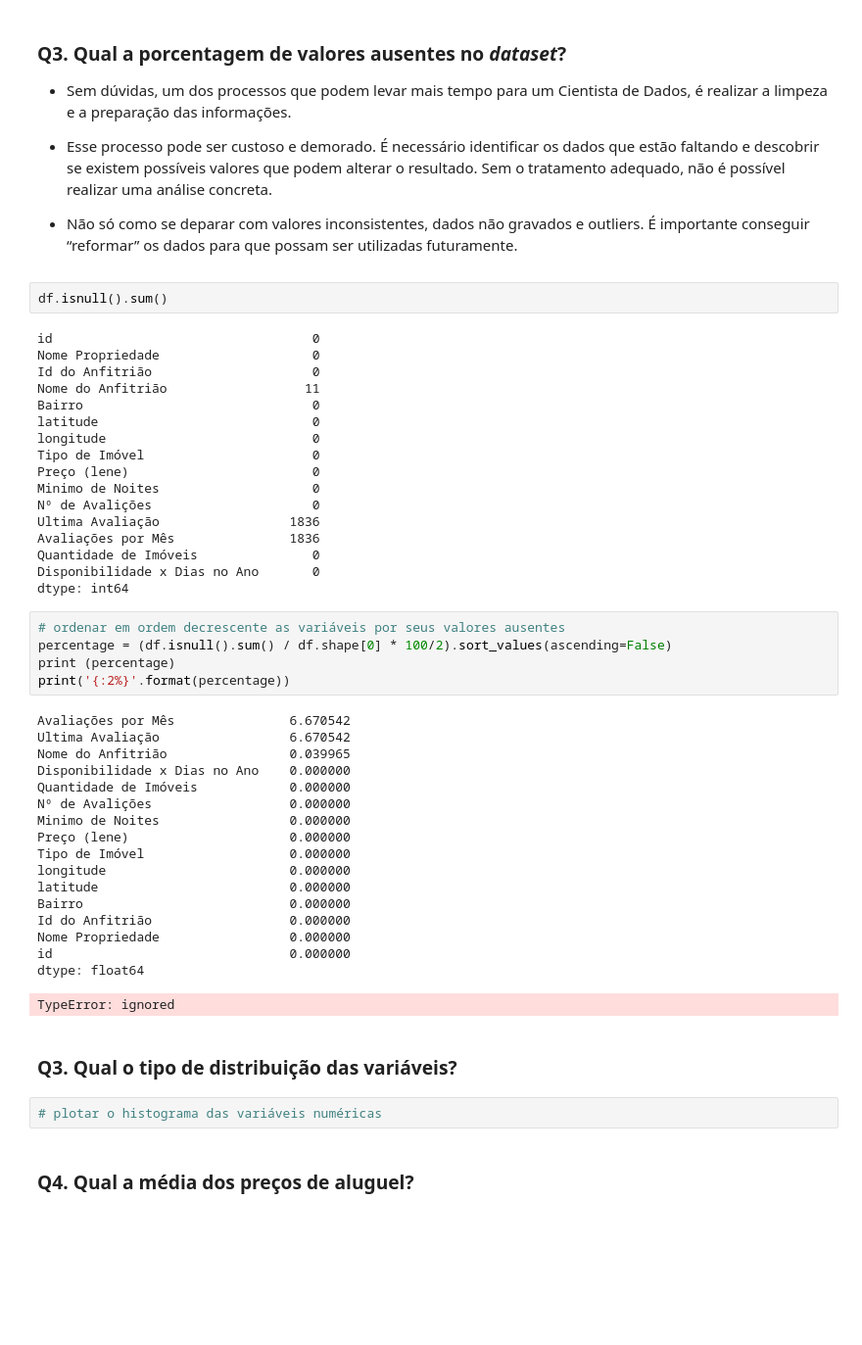
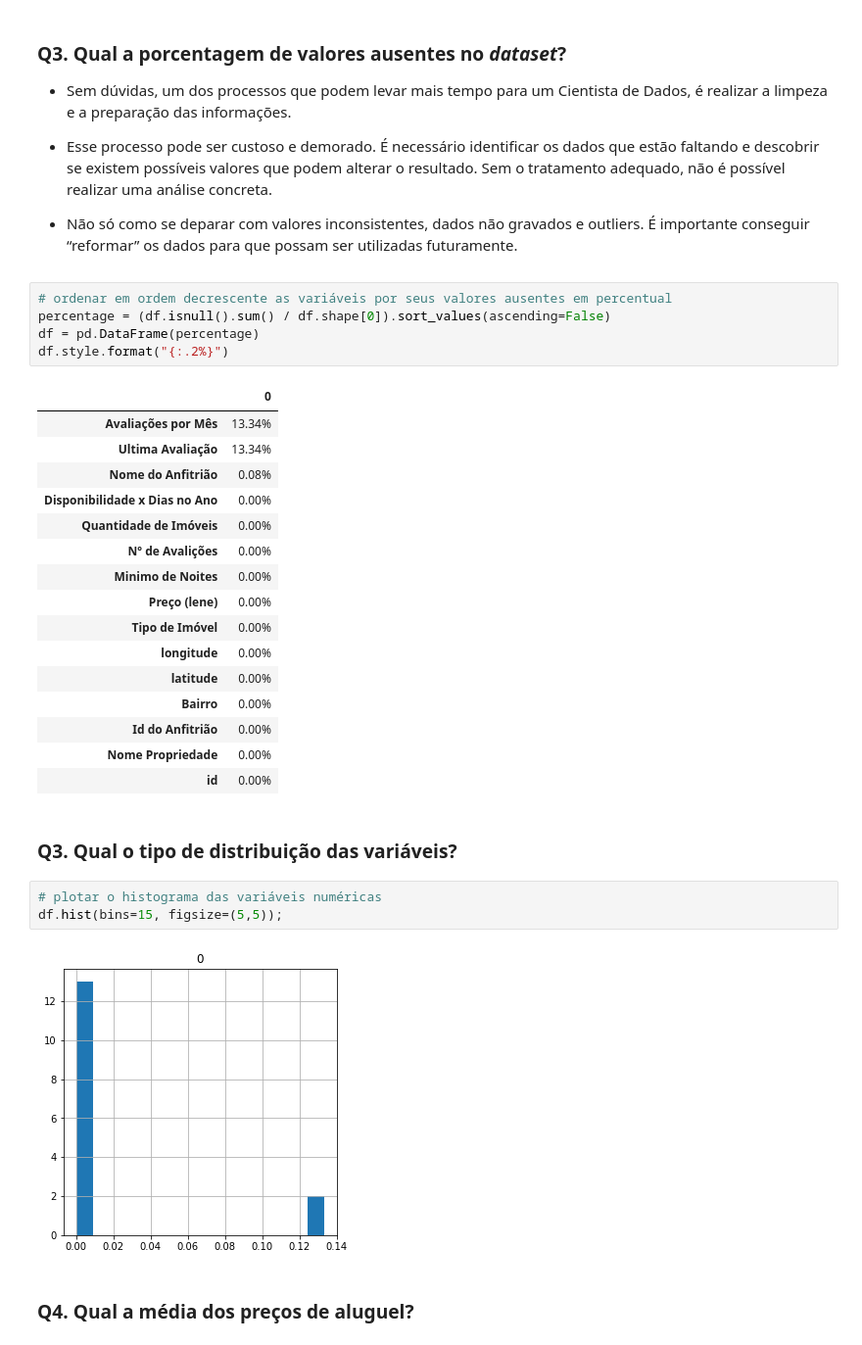
Before and after one commit to eliasfeitoza/Curso-Data-Science-na-Pratica, a Jupyter notebook: [TEMPLATE]_Analisando_os_Dados_do_Airbnb.ipynb, the cells around one changed output. Shown: that part at 98% size. Cells and saved outputs as stored; diff of their text form; blank space fills up the shorter version.

```diff
--- a/[TEMPLATE]_Analisando_os_Dados_do_Airbnb.ipynb
+++ b/[TEMPLATE]_Analisando_os_Dados_do_Airbnb.ipynb
@@ -158,52 +156,35 @@ nome do arquivo (`listings.csv.gz`).
 * Esse processo pode ser custoso e demorado. É necessário identificar os dados que estão faltando e descobrir se existem possíveis valores que podem alterar o resultado. Sem o tratamento adequado, não é possível realizar uma análise concreta.
 
 * Não só como se deparar com valores inconsistentes, dados não gravados e outliers. É importante conseguir “reformar” os dados para que possam ser utilizadas futuramente.
-# %%
-df.isnull().sum()
-# %% [output]
-id                                  0
-Nome Propriedade                    0
-Id do Anfitrião                     0
-Nome do Anfitrião                  11
-Bairro                              0
-latitude                            0
-longitude                           0
-Tipo de Imóvel                      0
-Preço (lene)                        0
-Minimo de Noites                    0
-Nº de Avalições                     0
-Ultima Avaliação                 1836
-Avaliações por Mês               1836
-Quantidade de Imóveis               0
-Disponibilidade x Dias no Ano       0
-dtype: int64
 # %%
-# ordenar em ordem decrescente as variáveis por seus valores ausentes
-percentage = (df.isnull().sum() / df.shape[0] * 100/2).sort_values(ascending=False)
-print (percentage)
-print('{:2%}'.format(percentage))
+# ordenar em ordem decrescente as variáveis por seus valores ausentes em percentual
+percentage = (df.isnull().sum() / df.shape[0]).sort_values(ascending=False)
+df = pd.DataFrame(percentage)
+df.style.format("{:.2%}")
 # %% [output]
-Avaliações por Mês               6.670542
-Ultima Avaliação                 6.670542
-Nome do Anfitrião                0.039965
-Disponibilidade x Dias no Ano    0.000000
-Quantidade de Imóveis            0.000000
-Nº de Avalições                  0.000000
-Minimo de Noites                 0.000000
-Preço (lene)                     0.000000
-Tipo de Imóvel                   0.000000
-longitude                        0.000000
-latitude                         0.000000
-Bairro                           0.000000
-Id do Anfitrião                  0.000000
-Nome Propriedade                 0.000000
-id                               0.000000
-dtype: float64
-TypeError: ignored
+|  | 0 |
+| Avaliações por Mês | 13.34% |
+| Ultima Avaliação | 13.34% |
+| Nome do Anfitrião | 0.08% |
+| Disponibilidade x Dias no Ano | 0.00% |
+| Quantidade de Imóveis | 0.00% |
+| Nº de Avalições | 0.00% |
+| Minimo de Noites | 0.00% |
+| Preço (lene) | 0.00% |
+| Tipo de Imóvel | 0.00% |
+| longitude | 0.00% |
+| latitude | 0.00% |
+| Bairro | 0.00% |
+| Id do Anfitrião | 0.00% |
+| Nome Propriedade | 0.00% |
+| id | 0.00% |
 # %% [markdown]
 ### **Q3. Qual o tipo de distribuição das variáveis?**
 # %%
 # plotar o histograma das variáveis numéricas
+df.hist(bins=15, figsize=(5,5));
+# %% [output]
+[figure, added]
 # %% [markdown]
 ### **Q4. Qual a média dos preços de aluguel?**
 # %%
```
Also changed, not shown: parts of 2 cells of this notebook.
